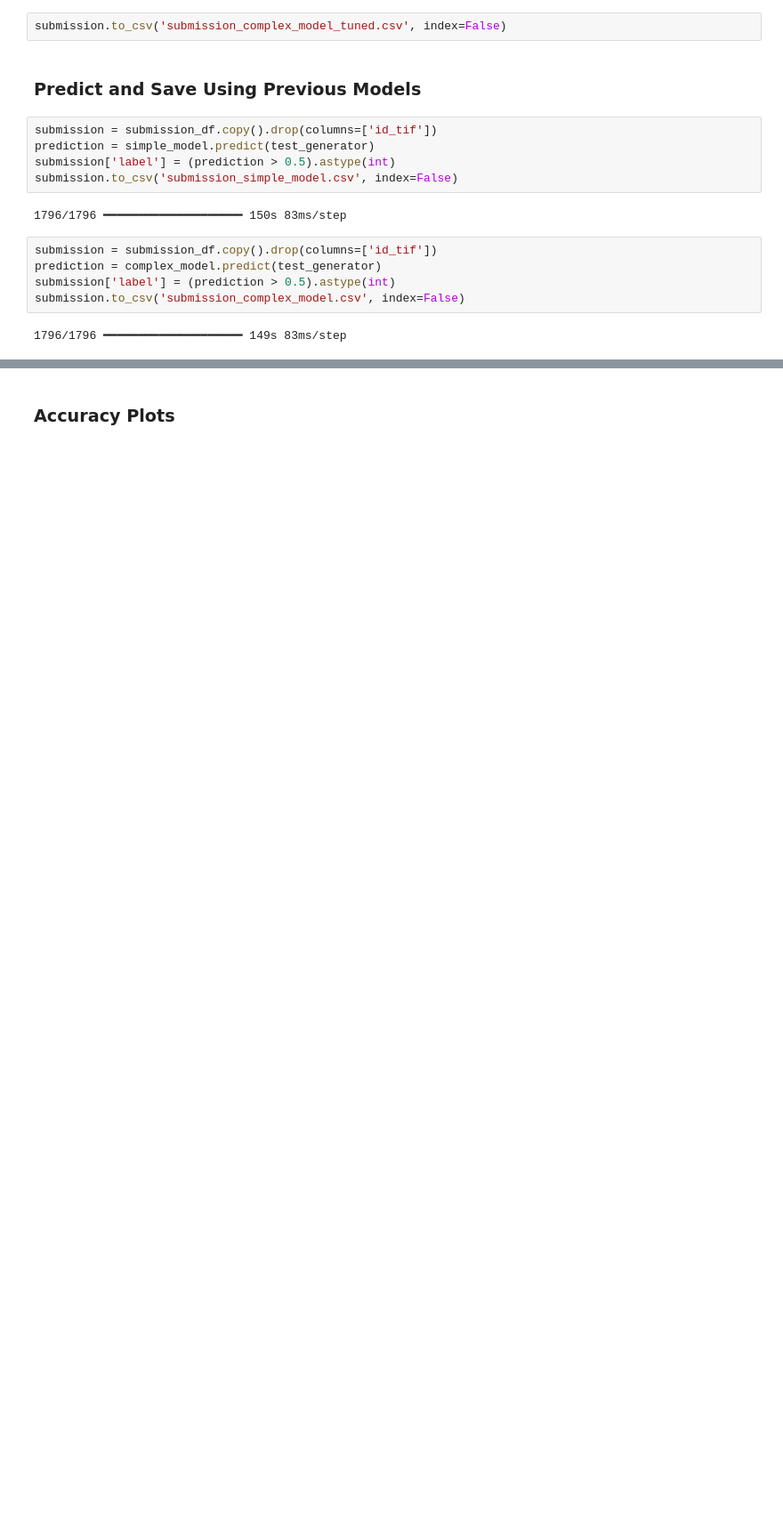
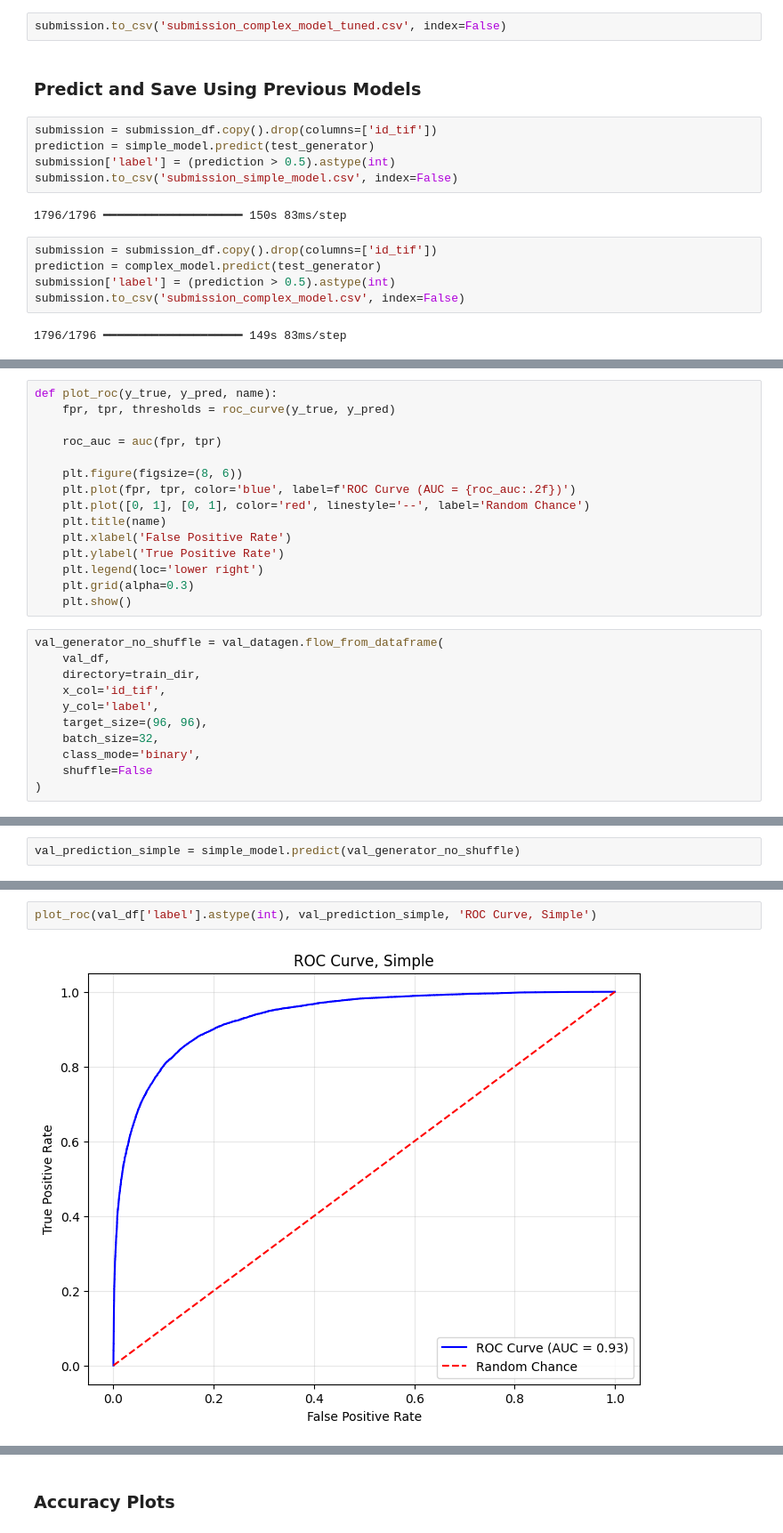
Before and after one commit to BlueJayVRStudio/CSCA5642_Week3, a Jupyter notebook: Week3_Notebook.ipynb, the cells around one changed output, grey strips where cells are left out. Shown at 89% size. Drawn from its saved outputs; the diff is of its cells as text; blank space fills up the shorter version.

```diff
--- a/Week3_Notebook.ipynb
+++ b/Week3_Notebook.ipynb
@@ -534,0 +540,26 @@ submission.to_csv('submission_complex_model.csv', index=False)
+# %%
+def plot_roc(y_true, y_pred, name):
+    fpr, tpr, thresholds = roc_curve(y_true, y_pred)
+
+    roc_auc = auc(fpr, tpr)
+
+    plt.figure(figsize=(8, 6))
+    plt.plot(fpr, tpr, color='blue', label=f'ROC Curve (AUC = {roc_auc:.2f})')
+    plt.plot([0, 1], [0, 1], color='red', linestyle='--', label='Random Chance')
+    plt.title(name)
+    plt.xlabel('False Positive Rate')
+    plt.ylabel('True Positive Rate')
+    plt.legend(loc='lower right')
+    plt.grid(alpha=0.3)
+    plt.show()
+# %%
+val_generator_no_shuffle = val_datagen.flow_from_dataframe(
+    val_df,
+    directory=train_dir,
+    x_col='id_tif',
+    y_col='label',
+    target_size=(96, 96),
+    batch_size=32,
+    class_mode='binary',
+    shuffle=False
+)
@@ -534,0 +568,2 @@ submission.to_csv('submission_complex_model.csv', index=False)
+# %%
+val_prediction_simple = simple_model.predict(val_generator_no_shuffle)
@@ -534,0 +580,4 @@ submission.to_csv('submission_complex_model.csv', index=False)
+# %%
+plot_roc(val_df['label'].astype(int), val_prediction_simple, 'ROC Curve, Simple')
+# %% [output]
+[figure, added]
```
Also changed, not shown: parts of 18 cells of this notebook, 1 other file.
